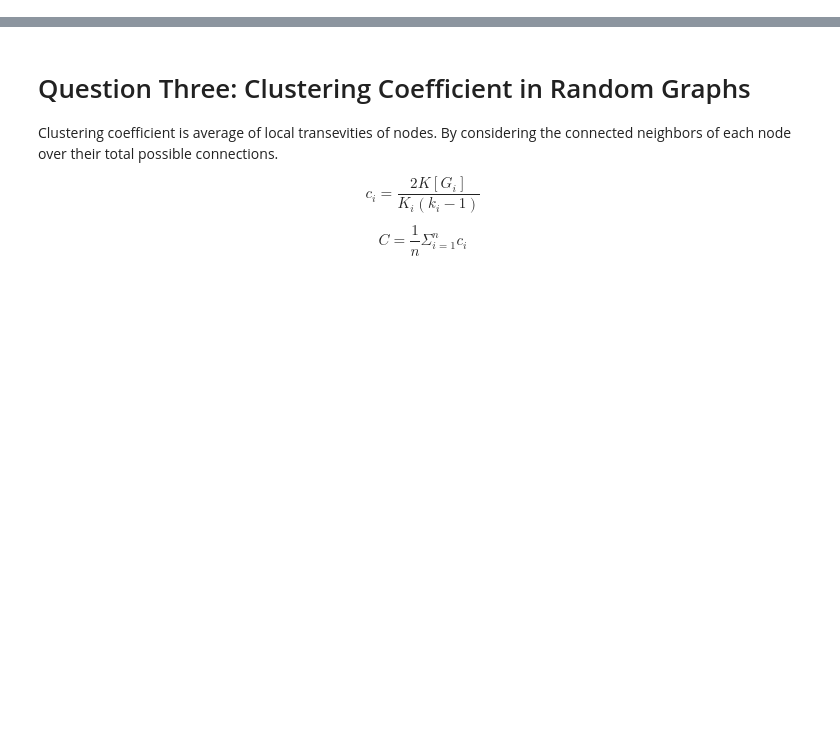
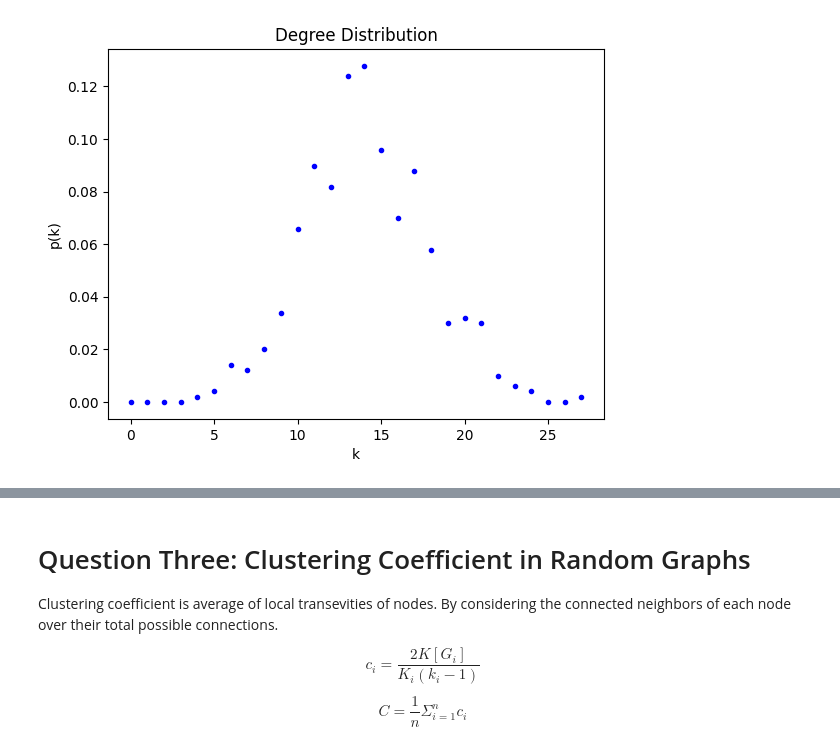
Before and after one commit to romgou74/Networks-Graded-Lab, a Jupyter notebook: Lab6 - Notebook.ipynb, the cells around one changed output, grey strips where cells are left out. Saved outputs shown, nothing was run; the diff lists cells and outputs as text; code cells hidden in the pictures; blank space fills up the shorter version.

```diff
--- a/Lab6 - Notebook.ipynb
+++ b/Lab6 - Notebook.ipynb
@@ -0,0 +3,83 @@
+# %%
+import csv
+import networkx as nx
+import matplotlib.pyplot as plt
+import numpy as np
+
+G1 = nx.Graph()
+with open('Part I/Graph1.csv', newline='') as csvfile:
+    spamreader = csv.reader(csvfile, delimiter=';', quotechar='|')
+    for row in spamreader:
+        G1.add_edge(row[0], row[1])
+
+print(G1)
+
+G2 = nx.Graph()
+with open('Part I/Graph2.csv', newline='') as csvfile:
+    spamreader = csv.reader(csvfile, delimiter=';', quotechar='|')
+    for row in spamreader:
+        G2.add_edge(row[0], row[1])
+
+print(G2)
+
+# Source - https://stackoverflow.com/q/53958700
+# Posted by Amit Mek, modified by community. See post 'Timeline' for change history
+# Retrieved 2026-03-31, License - CC BY-SA 4.0
+
+def plot_degree_dist_G1(G):
+    degree_hist = nx.degree_histogram(G)
+    degree_hist = np.array(degree_hist, dtype=float)
+    degree_prob = degree_hist/G.number_of_nodes()
+    plt.plot(np.arange(degree_prob.shape[0]),degree_prob,'b.')
+    plt.xlabel('k')
+    plt.ylabel('p(k)')
+    plt.title('Degree Distribution')
+
+def plot_degree_dist_G2(G):
+    degree_hist = nx.degree_histogram(G)
+    degree_hist = np.array(degree_hist, dtype=float)
+    degree_prob = degree_hist/G.number_of_nodes()
+    plt.loglog(np.arange(degree_prob.shape[0]),degree_prob,'b.')
+    plt.xlabel('k')
+    # plt.xscale('log')
+    # plt.yscale('log')
+    # # plt.xticks([1,10,100])
+    # # plt.yticks([1,10,100,1000])
+    plt.ylabel('p(k)')
+    plt.title('Degree Distribution')
+
+plot_degree_dist_G1(G1)
+plt.savefig('DegDistG1.png')
+plt.show()
+plot_degree_dist_G2(G2)
+plt.savefig('DegDistG2.png')
+
+# Average degree of an undirected graph k = 2*number of edges/number of nodes
+def average_deg(graph):
+    k = 2 * float(len(graph.edges)) / float(len(graph.nodes))
+    print(f'Average degree is {k}')
+
+def max_degrees(G):
+    degrees = [val for (node, val) in G.degree()]
+    nodes = [node for (node, val) in G.degree()]
+    maximum = max(degrees)
+    return (nodes[degrees.index(maximum)], maximum)
+
+def standard_deviation(G) :
+    degrees = [val for (node, val) in G.degree()]
+    sd = np.std(degrees)
+    return (sd)
+
+
+
+print("Graph 1:")
+average_deg(G1)
+print(f' Maximum degree is for node { max_degrees(G1)[0]} with degree { max_degrees(G1)[1]} ')
+print(f'SD is {standard_deviation(G1)}')
+
+print("Graph 2:")
+average_deg(G2)
+print(f' Maximum degree is for node { max_degrees(G2)[0]} with degree { max_degrees(G2)[1]} ')
+print(f'SD is {standard_deviation(G2)}')
+#standard deviation
+# %% [output]
@@ -0,0 +88 @@
+[figure, added]
```
Also changed, not shown: parts of 7 cells of this notebook, 5 other files.
